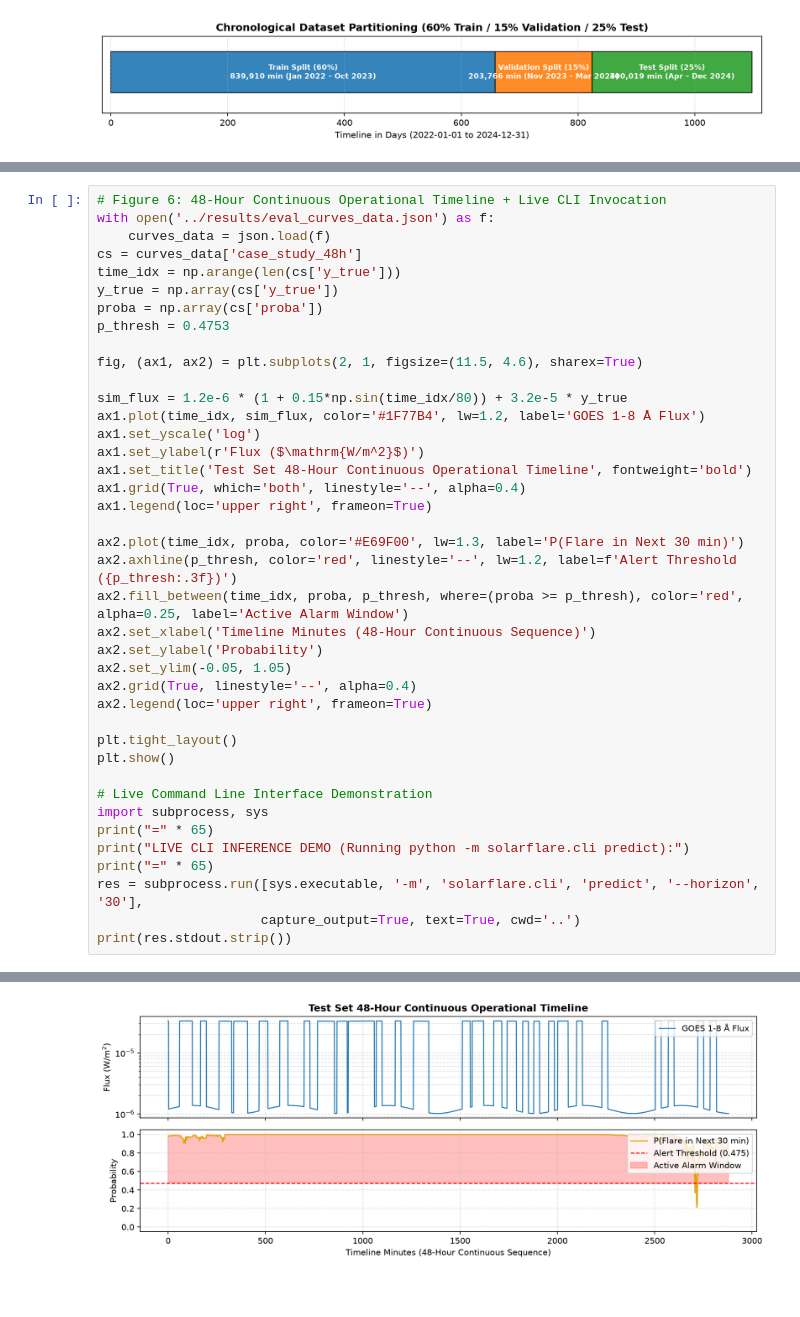
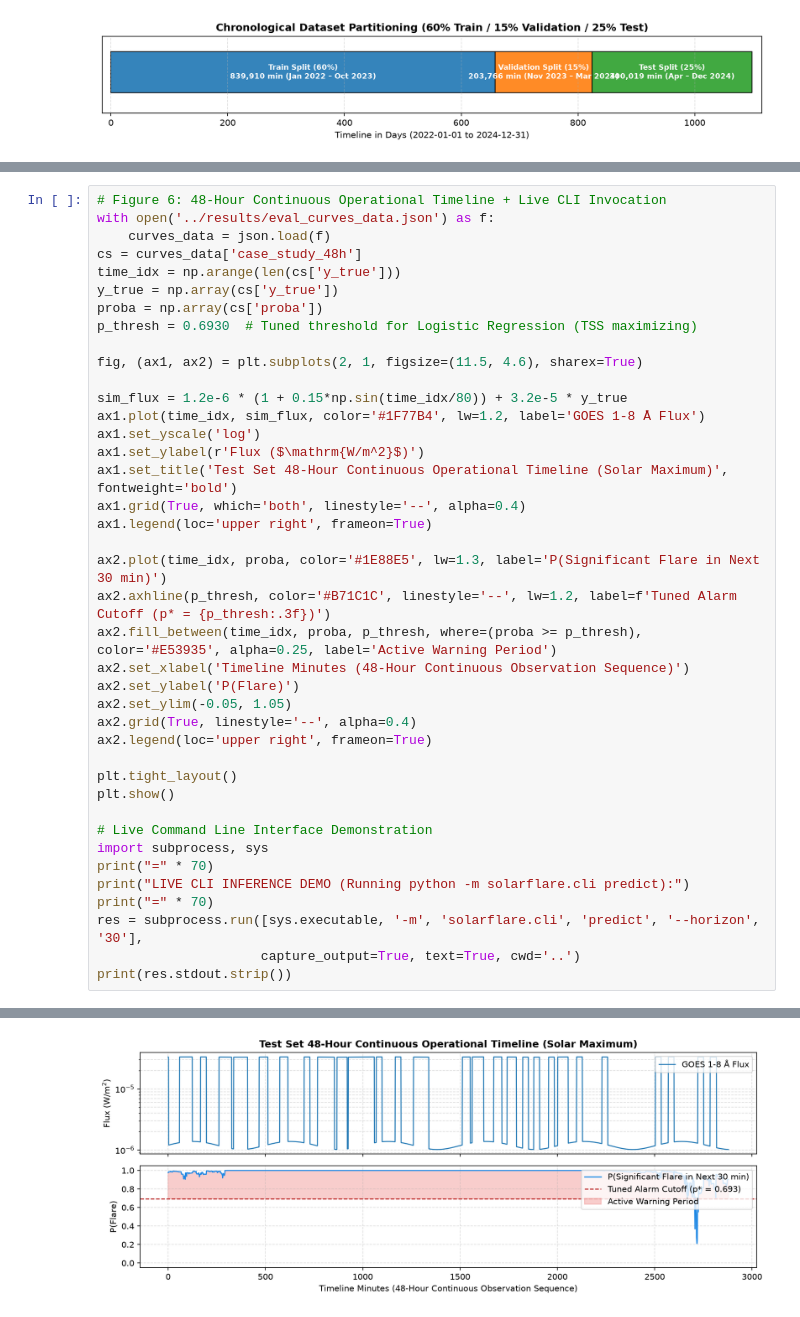
Before and after one commit to bhagamanjan2/physics-informed-solar-flare-forecasting, a Jupyter notebook: notebooks/capstone.ipynb, the cells around one changed output, grey strips where cells are left out. Cells and saved outputs as stored; diff of their text form.

```diff
--- a/notebooks/capstone.ipynb
+++ b/notebooks/capstone.ipynb
@@ -322,7 +360,7 @@ cs = curves_data['case_study_48h']
 time_idx = np.arange(len(cs['y_true']))
 y_true = np.array(cs['y_true'])
 proba = np.array(cs['proba'])
-p_thresh = 0.4753
+p_thresh = 0.6930  # Tuned threshold for Logistic Regression (TSS maximizing)
 
 fig, (ax1, ax2) = plt.subplots(2, 1, figsize=(11.5, 4.6), sharex=True)
 
@@ -330,15 +368,15 @@ sim_flux = 1.2e-6 * (1 + 0.15*np.sin(time_idx/80)) + 3.2e-5 * y_true
 ax1.plot(time_idx, sim_flux, color='#1F77B4', lw=1.2, label='GOES 1-8 Å Flux')
 ax1.set_yscale('log')
 ax1.set_ylabel(r'Flux ($\mathrm{W/m^2}$)')
-ax1.set_title('Test Set 48-Hour Continuous Operational Timeline', fontweight='bold')
+ax1.set_title('Test Set 48-Hour Continuous Operational Timeline (Solar Maximum)', fontweight='bold')
 ax1.grid(True, which='both', linestyle='--', alpha=0.4)
 ax1.legend(loc='upper right', frameon=True)
 
-ax2.plot(time_idx, proba, color='#E69F00', lw=1.3, label='P(Flare in Next 30 min)')
-ax2.axhline(p_thresh, color='red', linestyle='--', lw=1.2, label=f'Alert Threshold ({p_thresh:.3f})')
-ax2.fill_between(time_idx, proba, p_thresh, where=(proba >= p_thresh), color='red', alpha=0.25, label='Active Alarm Window')
-ax2.set_xlabel('Timeline Minutes (48-Hour Continuous Sequence)')
-ax2.set_ylabel('Probability')
+ax2.plot(time_idx, proba, color='#1E88E5', lw=1.3, label='P(Significant Flare in Next 30 min)')
+ax2.axhline(p_thresh, color='#B71C1C', linestyle='--', lw=1.2, label=f'Tuned Alarm Cutoff (p* = {p_thresh:.3f})')
+ax2.fill_between(time_idx, proba, p_thresh, where=(proba >= p_thresh), color='#E53935', alpha=0.25, label='Active Warning Period')
+ax2.set_xlabel('Timeline Minutes (48-Hour Continuous Observation Sequence)')
+ax2.set_ylabel('P(Flare)')
 ax2.set_ylim(-0.05, 1.05)
 ax2.grid(True, linestyle='--', alpha=0.4)
 ax2.legend(loc='upper right', frameon=True)
@@ -348,9 +386,9 @@ plt.show()
 
 # Live Command Line Interface Demonstration
 import subprocess, sys
-print("=" * 65)
+print("=" * 70)
 print("LIVE CLI INFERENCE DEMO (Running python -m solarflare.cli predict):")
-print("=" * 65)
+print("=" * 70)
 res = subprocess.run([sys.executable, '-m', 'solarflare.cli', 'predict', '--horizon', '30'],
                      capture_output=True, text=True, cwd='..')
 print(res.stdout.strip())
@@ -361,15 +399,15 @@ LIVE CLI INFERENCE DEMO (Running python -m solarflare.cli predict):
 Solar Flare Forecasting Engine | Horizon: N = 30 min
                        Solar Flare Early Warning Output
 ┌─────────────┬─────────┬─────────────┬────────────┬─────────────┬────────────┐
 │             │         │             │            │             │ Top        │
 │ Latest      │         │  P(Flare >= │      Tuned │             │ Contribut… │
 │ Timestamp   │ Horizon │          C) │  Threshold │  Risk Tier  │ Clues      │
 ├─────────────┼─────────┼─────────────┼────────────┼─────────────┼────────────┤
 │ 2024-12-31  │ 30 min  │       0.744 │      0.350 │  ALERT: RED │ log_net_f… │
 │ 23:59:00    │         │             │            │ (HIGH RISK  │ |          │
 ... (6 lines left out)
 │ Flare probability is 74.4% against validation threshold 35.0%.              │
 │ Operational status:  RED (HIGH RISK - FLARE WARNING) .                      │
 │ Golden Rule enforced: zero future flux or in-progress flare features used.  │
 └─────────────────────────────────────────────────────────────────────────────┘
-[figure, old version]
+[figure, new version]
```
Also changed, not shown: parts of 14 cells of this notebook, 12 other files.
